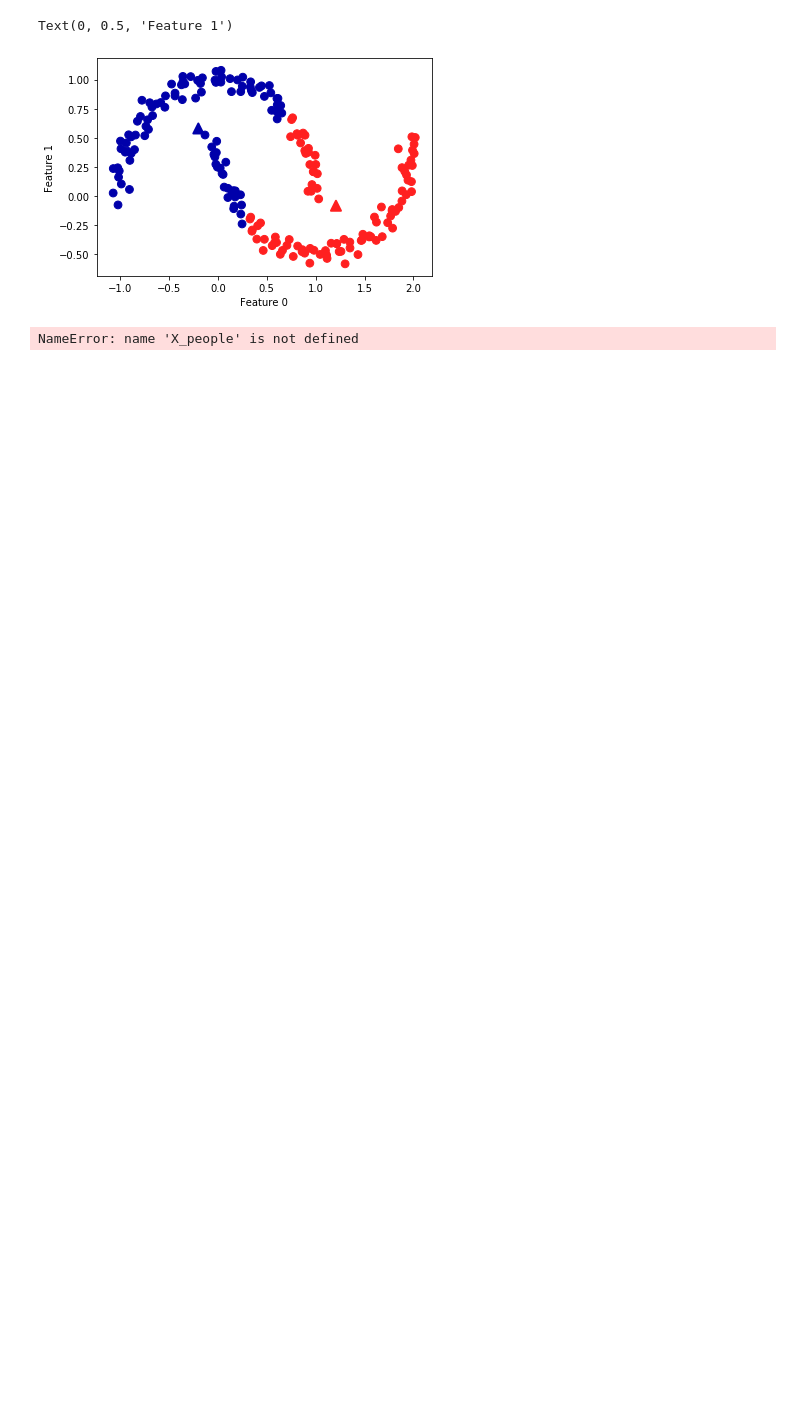
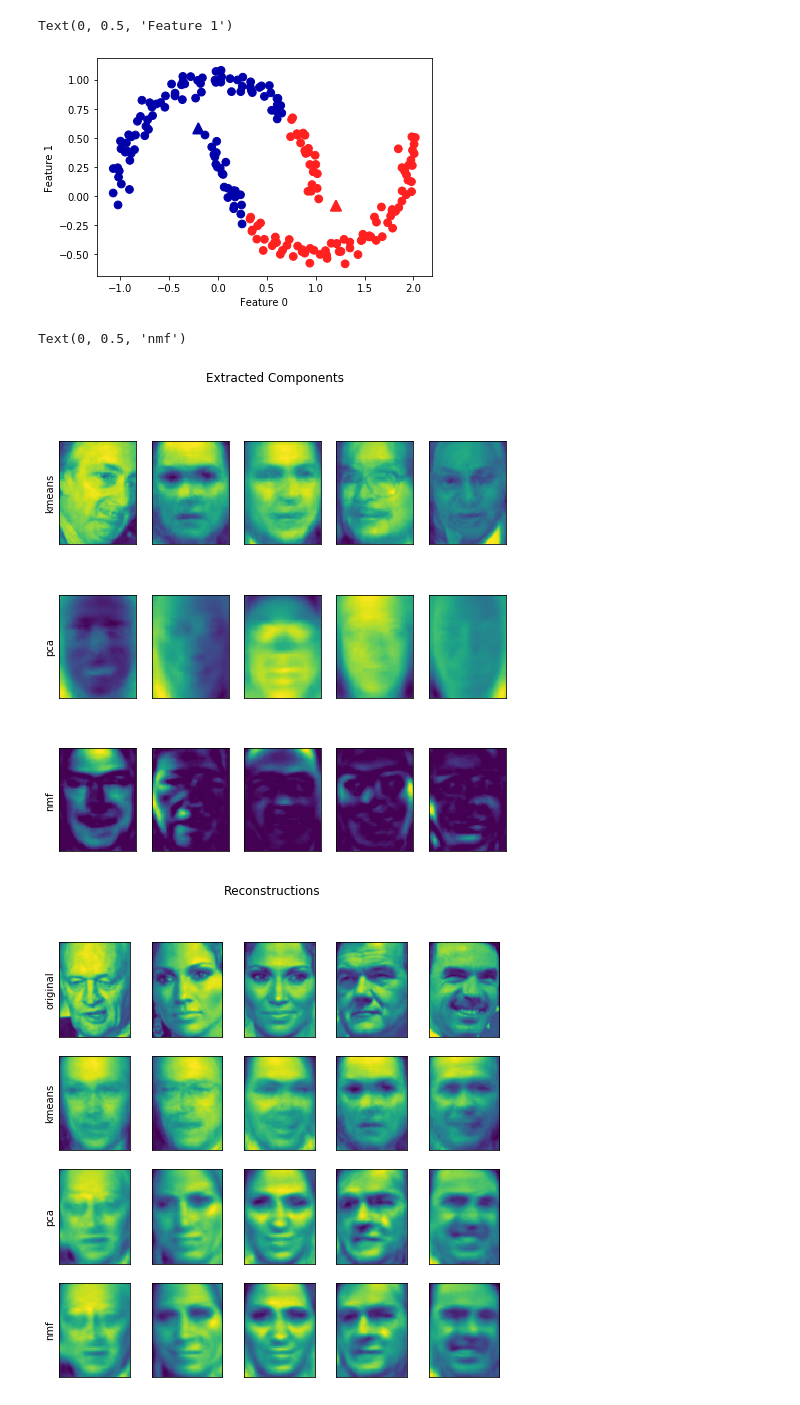
Before and after one commit to yoshida-bael/MachineLearning, a Jupyter notebook: Chapter3/clustering.ipynb, the cells around one changed output. Saved outputs shown, nothing was run; the diff lists cells and outputs as text; code cells hidden in the pictures; blank space fills up the shorter version.

```diff
--- a/Chapter3/clustering.ipynb
+++ b/Chapter3/clustering.ipynb
@@ -125,6 +125,18 @@ Text(0, 0.5, 'Feature 1')
 [figure]
 # %%
 #ベクトル量子化
+from sklearn.datasets import fetch_lfw_people
+from sklearn.decomposition import NMF
+from sklearn.decomposition import PCA
+people = fetch_lfw_people(min_faces_per_person=20,resize=0.7)
+image_shape = people.images[0].shape
+mask = np.zeros(people.target.shape,dtype=np.bool)
+for target in np.unique(people.target):
+    mask[np.where(people.target == target)[0][:50]]=1
+X_people = people.data[mask]
+y_people = people.target[mask]
+X_people = X_people/255
+
 X_train,X_test,y_train,y_test = train_test_split(X_people,y_people,stratify=y_people,random_state=0)
 nmf = NMF(n_components=100,random_state=0)
 nmf.fit(X_train)
@@ -136,5 +148,30 @@ kmeans.fit(X_train)
 X_reconstructed_pca = pca.inverse_transform(pca.transform(X_test))
 X_reconstructed_kmeans = kmeans.cluster_centers_[kmeans.predict(X_test)]
 X_reconstructed_nmf = np.dot(nmf.transform(X_test),nmf.components_)
-# %% [output]
-NameError: name 'X_people' is not defined
+# %%
+fig,axes = plt.subplots(3,5,figsize=(8,8),subplot_kw={'xticks':(),'yticks':()})
+fig.suptitle("Extracted Components")
+for ax,comp_kmeans,comp_pca,comp_nmf in zip(axes.T,kmeans.cluster_centers_,pca.components_,nmf.components_):
+    ax[0].imshow(comp_kmeans.reshape(image_shape))
+    ax[1].imshow(comp_pca.reshape(image_shape),cmap='viridis')
+    ax[2].imshow(comp_nmf.reshape(image_shape))
+axes[0,0].set_ylabel("kmeans")
+axes[1,0].set_ylabel("pca")
+axes[2,0].set_ylabel("nmf")
+
+fig,axes = plt.subplots(4,5,subplot_kw={'xticks':(),'yticks':()},figsize=(8,8))
+fig.suptitle("Reconstructions")
+for ax,orig,rec_kmeans,rec_pca,rec_nmf in zip(axes.T,X_test,X_reconstructed_kmeans,X_reconstructed_pca,X_reconstructed_nmf):
+    ax[0].imshow(orig.reshape(image_shape))
+    ax[1].imshow(rec_kmeans.reshape(image_shape))
+    ax[2].imshow(rec_pca.reshape(image_shape))
+    ax[3].imshow(rec_nmf.reshape(image_shape))
+
+axes[0,0].set_ylabel("original")
+axes[1,0].set_ylabel("kmeans")
+axes[2,0].set_ylabel("pca")
+axes[3,0].set_ylabel("nmf")
+# %% [output]
+Text(0, 0.5, 'nmf')
+[figure, added]
+[figure, added]
```
Also changed, not shown: parts of 5 cells of this notebook.
